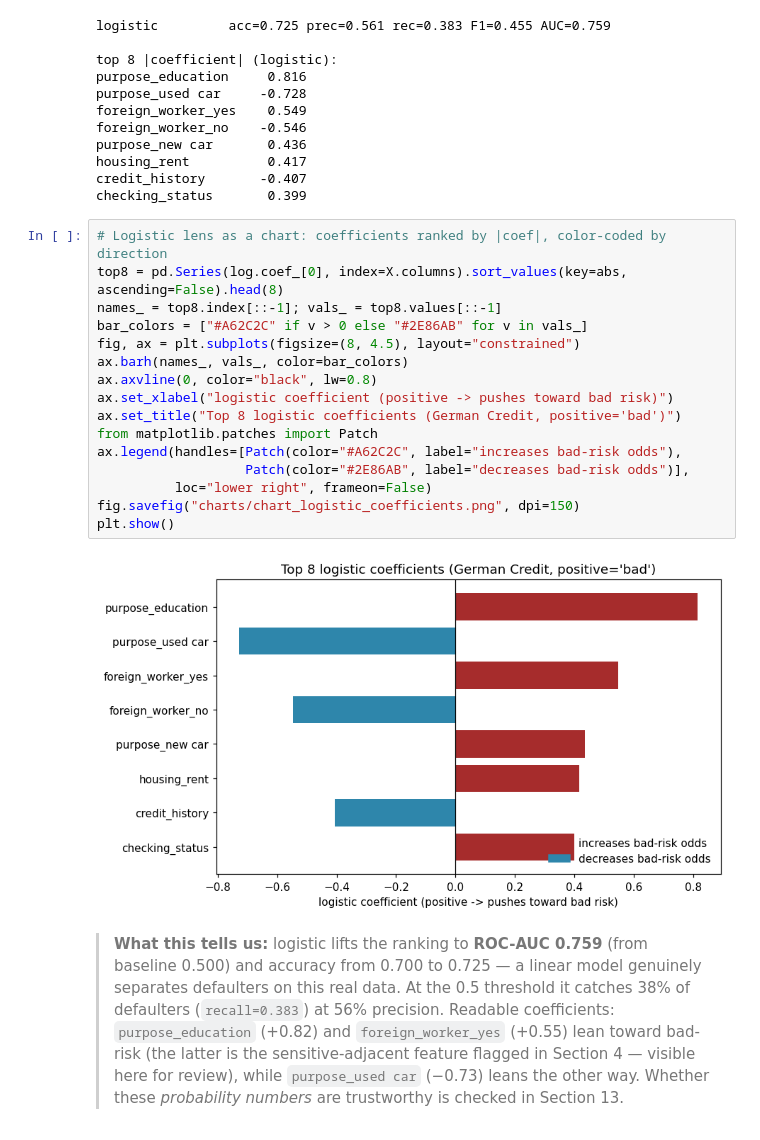
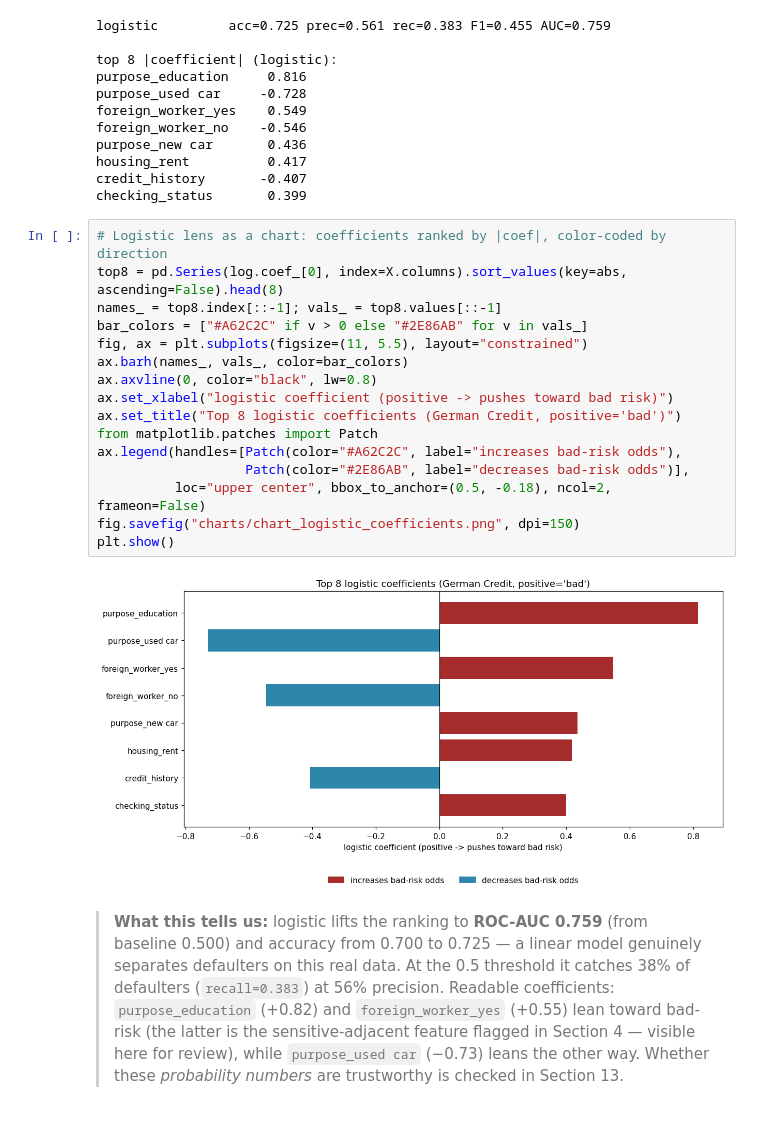
Before and after one commit to memoona-zahur/Real-Data-Practice_German-Credit-Dataset, a Jupyter notebook: german_credit_practice.ipynb, the cells around one changed output. Cells and saved outputs as stored; diff of their text form.

Commit message:
charts: fix clipped y-labels and legend overlap in logistic-coefficients chart (wider figure + legend below axes)

```diff
--- a/german_credit_practice.ipynb
+++ b/german_credit_practice.ipynb
@@ -488,21 +488,21 @@ checking_status       0.399
 # %%
 # Logistic lens as a chart: coefficients ranked by |coef|, color-coded by direction
 top8 = pd.Series(log.coef_[0], index=X.columns).sort_values(key=abs, ascending=False).head(8)
 names_ = top8.index[::-1]; vals_ = top8.values[::-1]
 bar_colors = ["#A62C2C" if v > 0 else "#2E86AB" for v in vals_]
-fig, ax = plt.subplots(figsize=(8, 4.5), layout="constrained")
+fig, ax = plt.subplots(figsize=(11, 5.5), layout="constrained")
 ax.barh(names_, vals_, color=bar_colors)
 ax.axvline(0, color="black", lw=0.8)
 ax.set_xlabel("logistic coefficient (positive -> pushes toward bad risk)")
 ax.set_title("Top 8 logistic coefficients (German Credit, positive='bad')")
 from matplotlib.patches import Patch
 ax.legend(handles=[Patch(color="#A62C2C", label="increases bad-risk odds"),
                    Patch(color="#2E86AB", label="decreases bad-risk odds")],
-          loc="lower right", frameon=False)
+          loc="upper center", bbox_to_anchor=(0.5, -0.18), ncol=2, frameon=False)
 fig.savefig("charts/chart_logistic_coefficients.png", dpi=150)
 plt.show()
 # %% [output]
-[figure, old version]
+[figure, new version]
 # %% [markdown]
 > **What this tells us:** logistic lifts the ranking to **ROC-AUC 0.759** (from baseline 0.500) and accuracy from 0.700 to 0.725 — a linear model genuinely separates defaulters on this real data. At the 0.5 threshold it catches 38% of defaulters (`recall=0.383`) at 56% precision. Readable coefficients: `purpose_education` (+0.82) and `foreign_worker_yes` (+0.55) lean toward bad-risk (the latter is the sensitive-adjacent feature flagged in Section 4 — visible here for review), while `purpose_used car` (−0.73) leans the other way. Whether these *probability numbers* are trustworthy is checked in Section 13.
 # %% [markdown]
```
Also changed, not shown: 1 other file.
